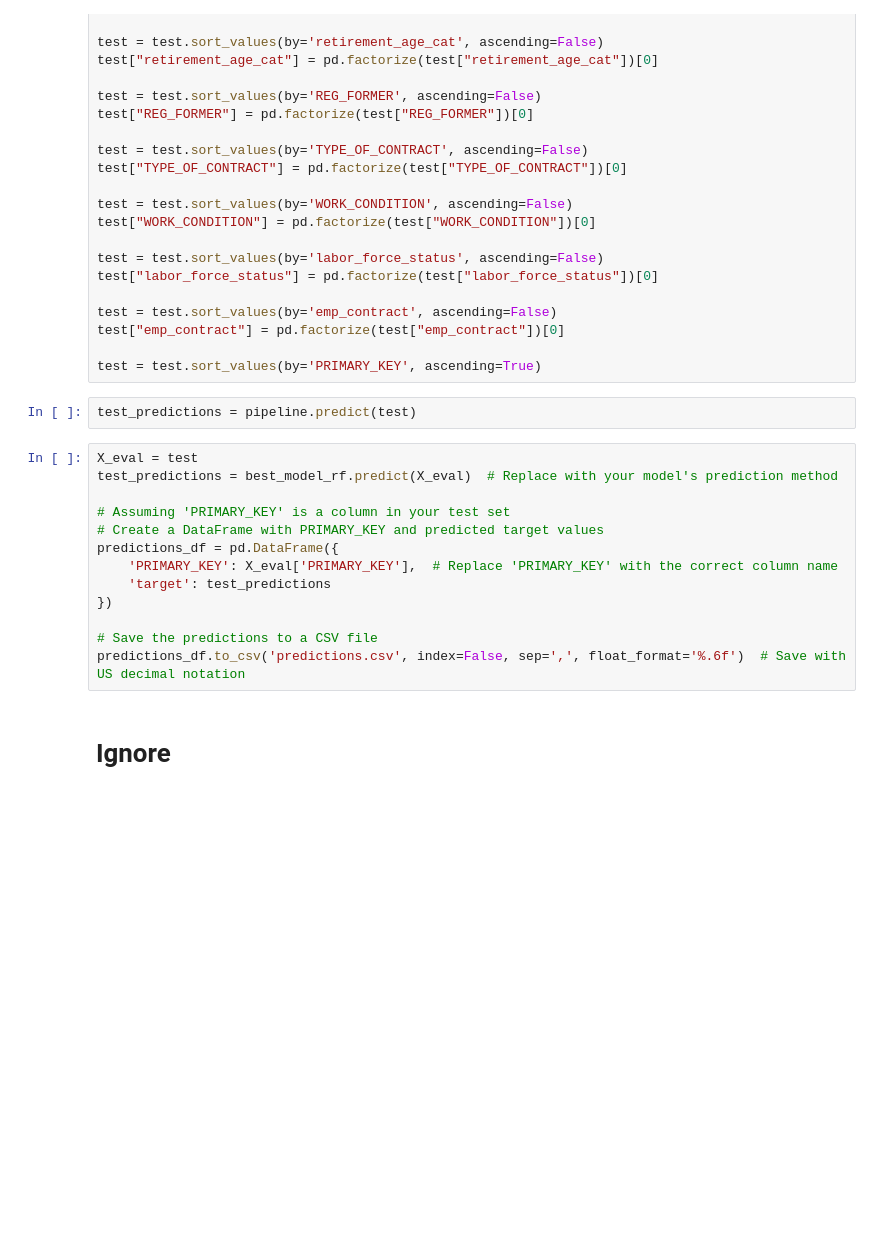
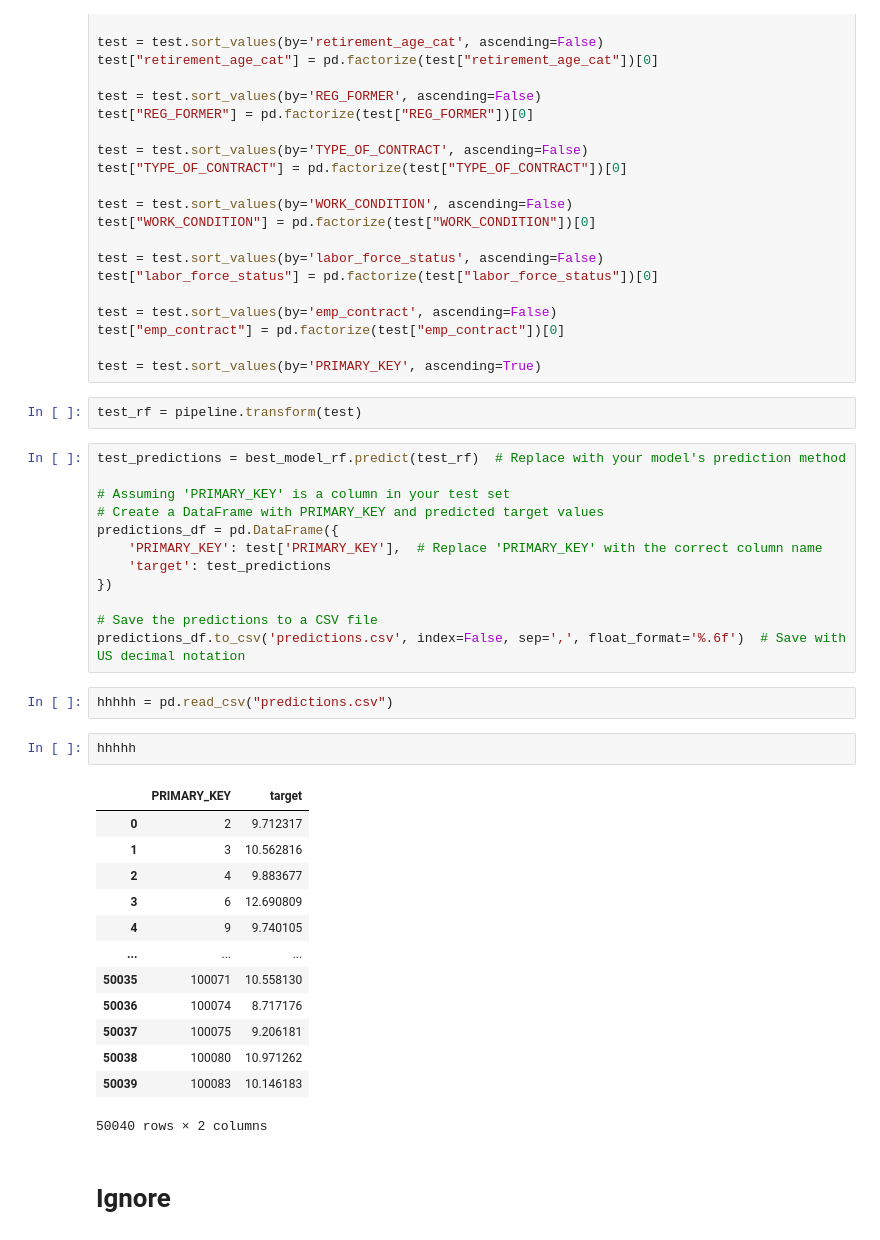
Before and after one commit to rinaaro/Machine-Learning-Project, a Jupyter notebook: attempt.ipynb, the cells around one changed output. Drawn from its saved outputs; the diff is of its cells as text; blank space fills up the shorter version.

Commit message:
prediction

```diff
--- a/attempt.ipynb
+++ b/attempt.ipynb
@@ -1310,20 +1299,37 @@ test["emp_contract"] = pd.factorize(test["emp_contract"])[0]
 
 test = test.sort_values(by='PRIMARY_KEY', ascending=True)
 # %%
-test_predictions = pipeline.predict(test)
+test_rf = pipeline.transform(test)
 # %%
-X_eval = test
-test_predictions = best_model_rf.predict(X_eval)  # Replace with your model's prediction method
+test_predictions = best_model_rf.predict(test_rf)  # Replace with your model's prediction method
 
 # Assuming 'PRIMARY_KEY' is a column in your test set
 # Create a DataFrame with PRIMARY_KEY and predicted target values
 predictions_df = pd.DataFrame({
-    'PRIMARY_KEY': X_eval['PRIMARY_KEY'],  # Replace 'PRIMARY_KEY' with the correct column name
+    'PRIMARY_KEY': test['PRIMARY_KEY'],  # Replace 'PRIMARY_KEY' with the correct column name
     'target': test_predictions
 })
 
 # Save the predictions to a CSV file
 predictions_df.to_csv('predictions.csv', index=False, sep=',', float_format='%.6f')  # Save with US decimal notation
+# %%
+hhhhh = pd.read_csv("predictions.csv")
+# %%
+hhhhh
+# %% [output]
+|  | PRIMARY_KEY | target |
+| 0 | 2 | 9.712317 |
+| 1 | 3 | 10.562816 |
+| 2 | 4 | 9.883677 |
+| 3 | 6 | 12.690809 |
+| 4 | 9 | 9.740105 |
+| ... | ... | ... |
+| 50035 | 100071 | 10.558130 |
+| 50036 | 100074 | 8.717176 |
+| 50037 | 100075 | 9.206181 |
+| 50038 | 100080 | 10.971262 |
+| 50039 | 100083 | 10.146183 |
+50040 rows × 2 columns
 # %% [markdown]
 # Ignore
 # %% [markdown]
```
Also changed, not shown: parts of 2 cells of this notebook, 2 other files.
